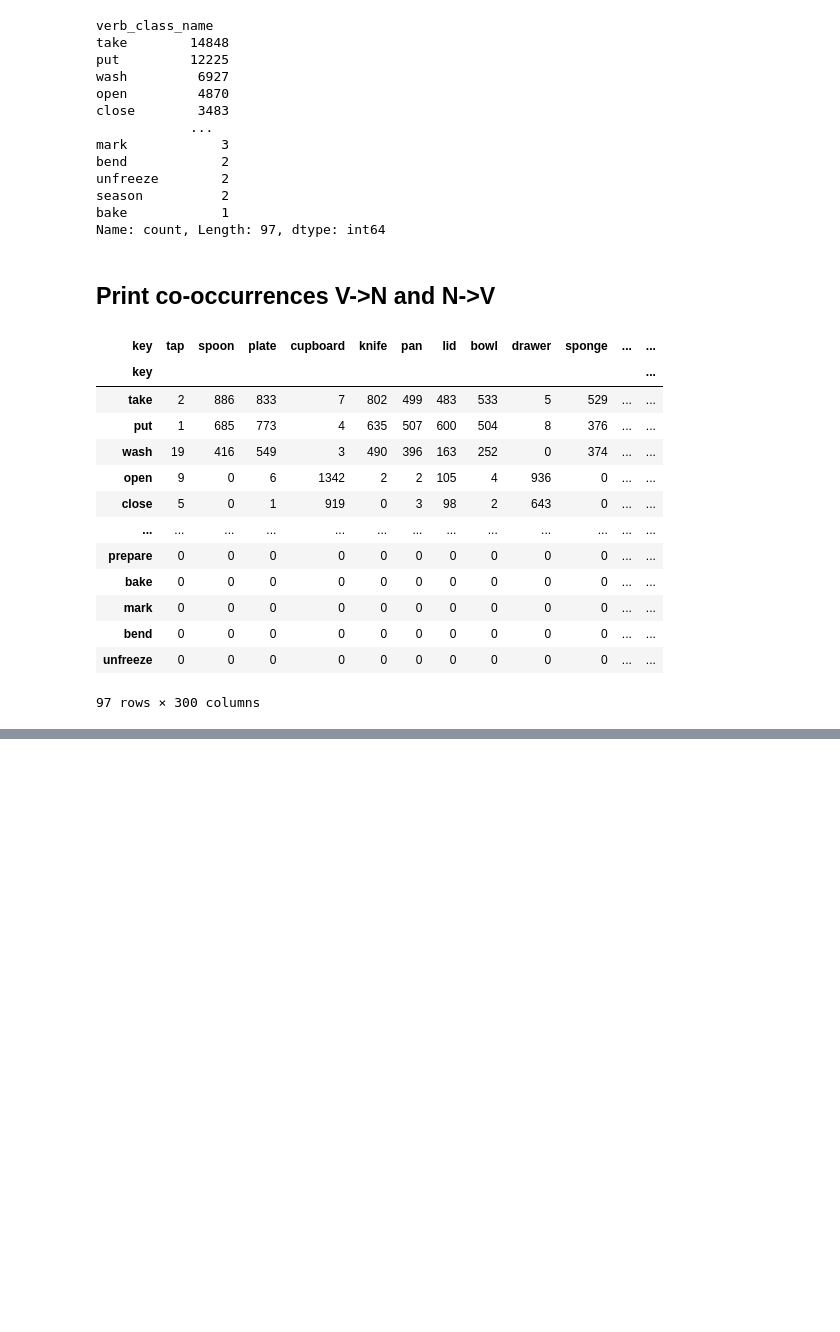
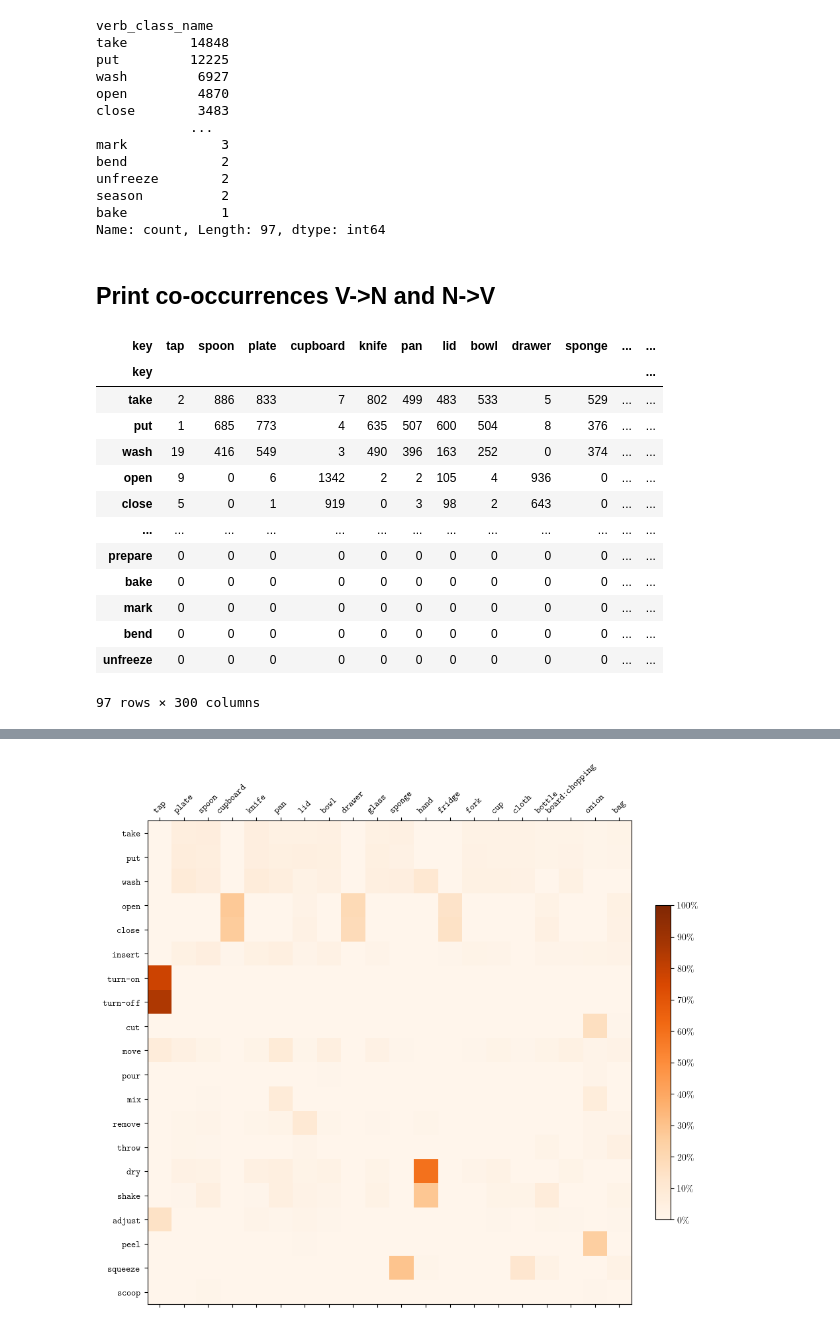
Before and after one commit to ClementSicard/auditory-slow-fast, a Jupyter notebook: notebooks/cooccurrences.ipynb, the cells around one changed output, grey strips where cells are left out. Drawn from its saved outputs; the diff is of its cells as text; code cells hidden in the pictures; blank space fills up the shorter version.

Commit message:
res: updates figures

```diff
--- a/notebooks/cooccurrences.ipynb
+++ b/notebooks/cooccurrences.ipynb
@@ -255,0 +201,66 @@ fig.write_image(f"../res/coocc/png/top{n}_v_to_n.png")
+# %%
+n = 20
+# %%
+import matplotlib.pyplot as plt
+import numpy as np
+
+
+# Enable LaTeX rendering in Matplotlib
+plt.rcParams["text.usetex"] = True
+plt.rcParams["text.latex.preamble"] = r"\usepackage{lmodern}"
+plt.rcParams["font.family"] = "lmodern"
+plt.rcParams["font.size"] = 10  # Adjust the base font size as needed
+# %%
+
+top_n_verbs = train_df["verb_class_name"].value_counts()[:n]
+top_n_nouns = train_df["noun_class_name"].value_counts()[:n]
+data = v_to_n.loc[top_n_verbs.index, top_n_nouns.index]
+
+# Calculate figure size
+fig_width, fig_height = max(20 * n, 1000), max(20 * n, 1000)
+fig_size = (fig_width / 100, fig_height / 100)  # Convert pixels to inches for Matplotlib
+
+fig, ax = plt.subplots(figsize=fig_size)
+cax = ax.matshow(data, cmap="Oranges", vmin=0, vmax=1)  # Use 'Blues' colormap to match "royalblue"
+
+# ax.set_title("Normalised verb-to-noun co-occurrence matrix")
+
+# Set tick labels for x and y axes
+ax.set_xticks(np.arange(len(data.columns)))
+ax.set_xticklabels([r"\texttt{" + text + r"}" for text in data.columns], rotation=45)  # Rotate x-axis labels for better readability
+ax.set_yticks(np.arange(len(data.index)))
+ax.set_yticklabels([r"\texttt{" + text + r"}" for text in data.index])
+
+# Customise the color bar to display percentage
+cbar = fig.colorbar(cax, ticks=np.linspace(0, 1, 11), shrink=0.5, pad=0.04)  # Adjust the number of ticks as needed
+cbar.ax.set_yticklabels([(f"{int(val*100)}\%") for val in np.linspace(0, 1, 11)])  # Set tick labels as percentages
+
+# Adjust layout for better spacing between subplot elements
+plt.tight_layout()
+
+# Show the plot
+plt.show()
+
+# Save the figure
+fig.savefig(f"../res/coocc/png/top{n}_norm_v_to_n.png", dpi=300)  # Increase dpi for higher resolution
+fig.savefig(f"../res/coocc/pdf/top{n}_norm_v_to_n.pdf", dpi=300)
+
+plt.close(fig)
+
+# import matplotlib.pyplot as plt
+# import numpy as np
+
+# # Your existing plotting code here...
+# fig, ax = plt.subplots()
+# cax = ax.matshow(data, cmap="Blues", vmin=0, vmax=1)  # Example data plot
+
+# # Add color bar with adjusted size
+# cbar = fig.colorbar(cax, shrink=0.5, pad=0.04)  # Adjust 'shrink' for height, 'pad' for distance from plot
+# cbar.ax.set_yticklabels([f"{int(val*100)}%" for val in np.linspace(0, 1, 11)])  # Set tick labels as percentages
+
+# # Optionally, adjust the font size of the color bar tick labels
+# cbar.ax.tick_params(labelsize=10)  # Adjust label size to your preference
+
+# plt.show()
+# %% [output]
+[figure, added]
```
Also changed, not shown: parts of 7 cells of this notebook, 11 other files.
